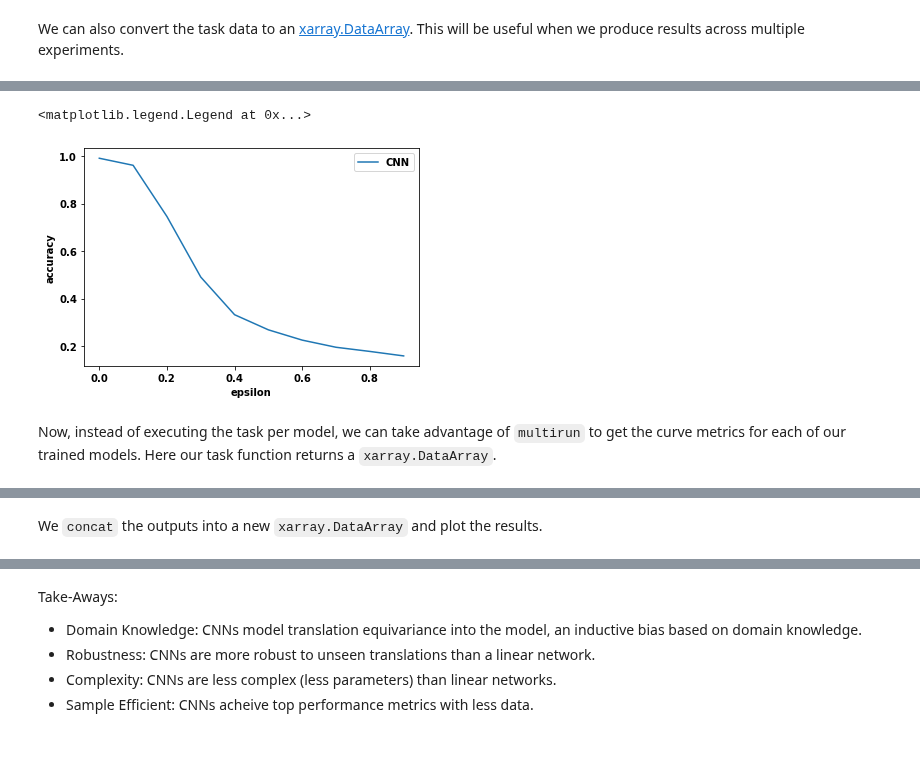
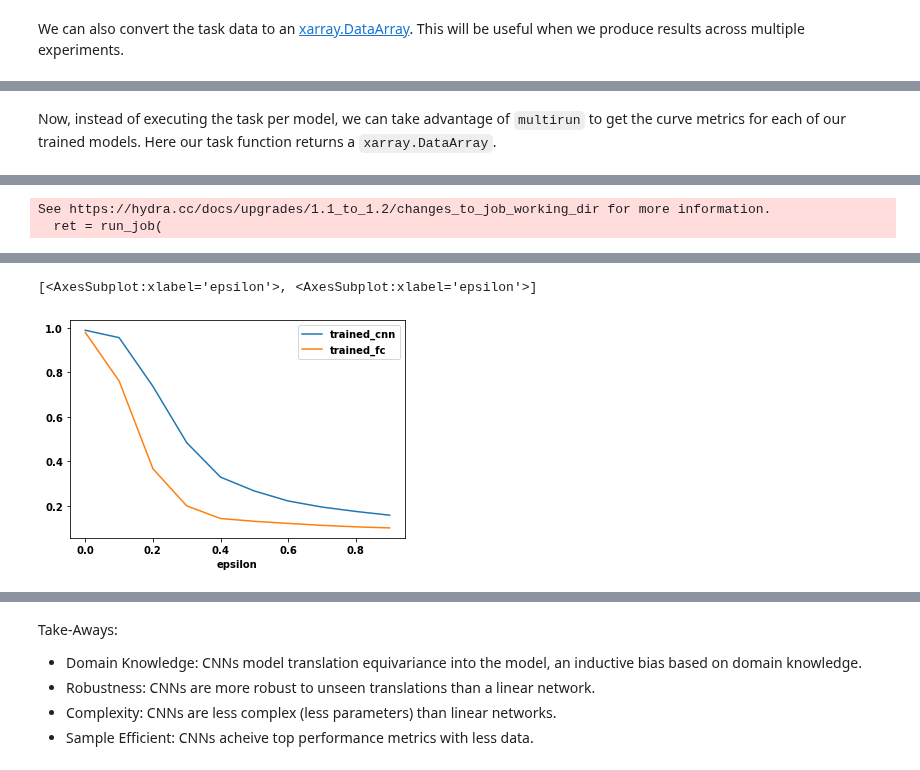
Before and after one commit to mit-ll-responsible-ai/responsible-ai-toolbox, a Jupyter notebook: examples/MNIST-Translation-Robustness.ipynb, the cells around one changed output, grey strips where cells are left out. Saved outputs shown, nothing was run; the diff lists cells and outputs as text; code cells hidden in the pictures.

```diff
--- a/examples/MNIST-Translation-Robustness.ipynb
+++ b/examples/MNIST-Translation-Robustness.ipynb
@@ -445,24 +437,11 @@ xdata.to_dataframe()
-# %%
-xdata.plot(label="CNN")
-plt.legend()
-# %% [output]
-<matplotlib.legend.Legend at 0x...>
-[figure, removed]
 # %% [markdown]
 Now, instead of executing the task per model, we can take advantage of `multirun` to get the curve metrics for each of our trained models.  Here our task function returns a `xarray.DataArray`.
 # %%
-def curve_task_fn(cfg):
-    task = TranslationRobustness(cfg)
-    task.run(job_epsilons=cfg.job_epsilon)
-    print("Finished Job")
-    print("")
-    return task.to_xarray()
+task = TranslationRobustness(Config)
+task.run(
+    model="trained_fc,trained_cnn", epsilon="range(0,1,0.1)", additional_overrides=[],
+)
 
-
-(curve_jobs,) = launch(
-    Config,
-    curve_task_fn,
-    overrides=["model=trained_fc,trained_cnn", "+job_epsilon='range(0,1,0.1)'",],
-    multirun=True,
-)
+fig, ax = plt.subplots()
+task.plot("Accuracy", ax=ax, group="model")
 # %% [output]
@@ -485,0 +450,2 @@ Finished Job
+See https://hydra.cc/docs/upgrades/1.1_to_1.2/changes_to_job_working_dir for more information.
+  ret = run_job(
@@ -486,2 +471,2 @@ Finished Job
+[<AxesSubplot:xlabel='epsilon'>, <AxesSubplot:xlabel='epsilon'>]
+[figure, added]
-# %% [markdown]
-We `concat` the outputs into a new `xarray.DataArray` and plot the results.
```
Also changed, not shown: parts of 16 cells of this notebook, 1 other file.
